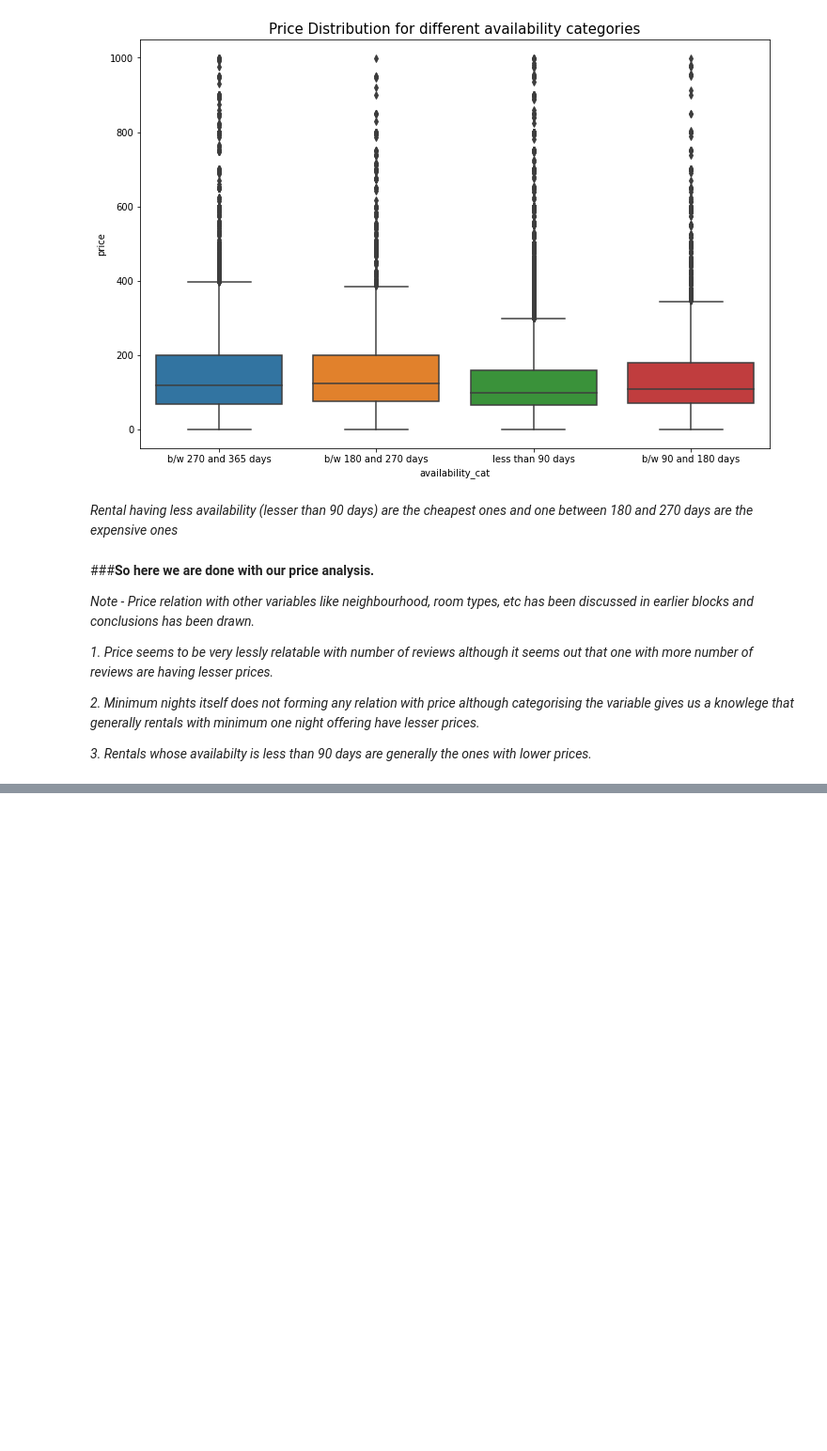
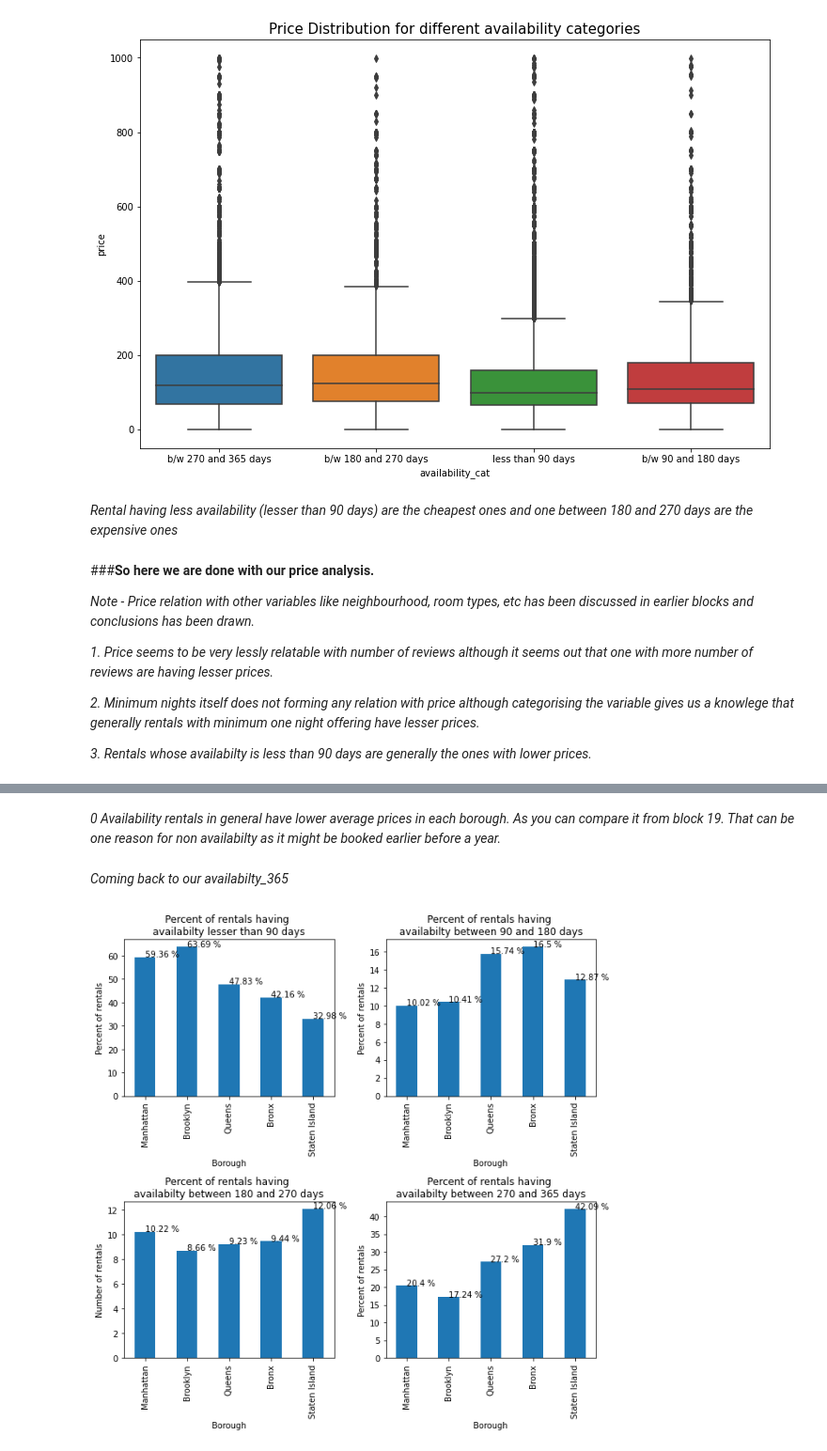
Before and after one commit to gupta4327/AirbnbNYC_2019_Analysis, a Jupyter notebook: Airbnb_Bookings_Analysis.ipynb, the cells around one changed output, grey strips where cells are left out. Shown at 94% size. Saved outputs shown, nothing was run; the diff lists cells and outputs as text; code cells hidden in the pictures; blank space fills up the shorter version.

```diff
--- a/Airbnb_Bookings_Analysis.ipynb
+++ b/Airbnb_Bookings_Analysis.ipynb
@@ -1332,0 +1419,44 @@ plt.show()
+# %% [markdown]
+*0 Availability rentals in general have lower average prices in each borough. As you can compare it from block 19. That can be one reason for non availabilty as it might be booked earlier before a year.*
+# %% [markdown]
+*Coming back to our availabilty_365*
+# %%
+#---------------------Block 80----------------------------
+
+#out of total rentals available in a borough which percent of rentals have availability less than 90 days
+days_90 = airbnbNY_data[airbnbNY_data['availability_cat'] =='less than 90 days']['borough'].value_counts()/airbnbNY_data['borough'].value_counts()*100
+#out of total rentals available in a borough which percent of rentals have availability between 90 and 180 days
+days_180 = airbnbNY_data[airbnbNY_data['availability_cat'] =='b/w 90 and 180 days']['borough'].value_counts()/airbnbNY_data['borough'].value_counts()*100
+#out of total rentals available in a borough which percent of rentals have availability between 180 and 270 days
+days_270 = airbnbNY_data[airbnbNY_data['availability_cat'] =='b/w 180 and 270 days']['borough'].value_counts()/airbnbNY_data['borough'].value_counts()*100
+#out of total rentals available in a borough which percent of rentals have availability between 270 and 365 days
+days_365 = airbnbNY_data[airbnbNY_data['availability_cat'] =='b/w 270 and 365 days']['borough'].value_counts()/airbnbNY_data['borough'].value_counts()*100
+#days_270
+fig,ax = plt.subplots(2,2,figsize =(9,9))
+days_90.plot.bar(ax=ax[0][0]) #bar plot in axes[0,0]
+ax[0][0].set_title('Percent of rentals having \navailabilty lesser than 90 days')
+ax[0][0].set_ylabel('Percent of rentals')
+ax[0][0].set_xlabel('Borough')
+for i, val in enumerate(list(days_90)):
+  ax[0][0].text(x=i, y= round(val,2)+ 0.05, s= str(round(val,2))+' %')
+days_180.plot.bar(ax=ax[0][1]) #bar plot in axes[0,1]
+ax[0][1].set_title('Percent of rentals having \navailabilty between 90 and 180 days')
+ax[0][1].set_ylabel('Percent of rentals')
+ax[0][1].set_xlabel('Borough')
+for i, val in enumerate(list(days_180)):
+  ax[0][1].text(x=i, y= round(val,2)+ 0.05, s= str(round(val,2))+' %') #to put values over bars
+days_270.plot.bar(ax=ax[1][0]) #bar plot in axes[1,0]
+ax[1][0].set_title('Percent of rentals having \navailabilty between 180 and 270 days')
+ax[1][0].set_ylabel('Number of rentals')
+ax[1][0].set_xlabel('Borough')
+for i, val in enumerate(list(days_270)):
+  ax[1][0].text(x=i, y= round(val,2)+ 0.05, s= str(round(val,2))+' %')
+days_365.plot.bar(ax=ax[1][1]) #bar plot in axes[1,1]
+ax[1][1].set_title('Percent of rentals having \navailabilty between 270 and 365 days')
+ax[1][1].set_ylabel('Percent of rentals')
+ax[1][1].set_xlabel('Borough')
+for i, val in enumerate(list(days_365)):
+  ax[1][1].text(x=i, y= round(val,2)+ 0.05, s= str(round(val,2))+' %')
+fig.tight_layout() #for proper distancing between figures
+# %% [output]
+[figure, added]
```
Also changed, not shown: parts of 27 cells of this notebook.
